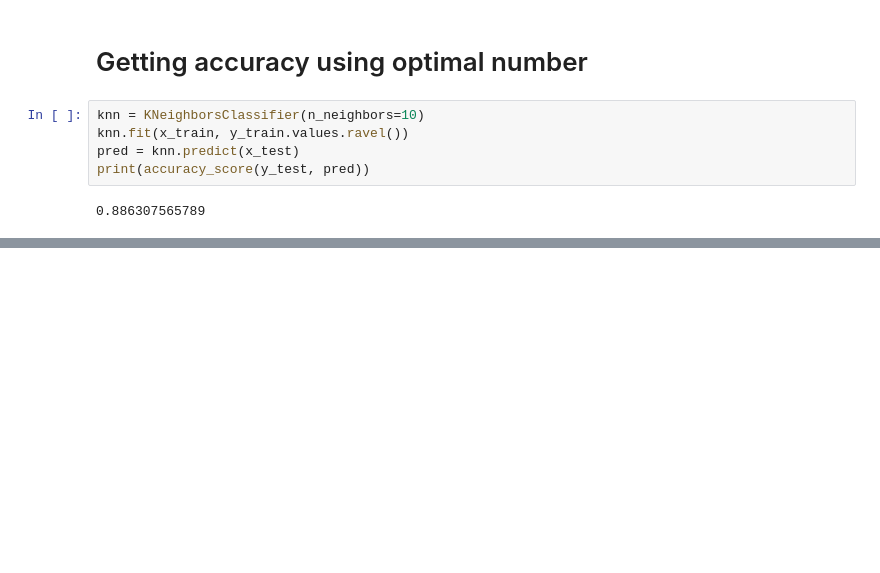
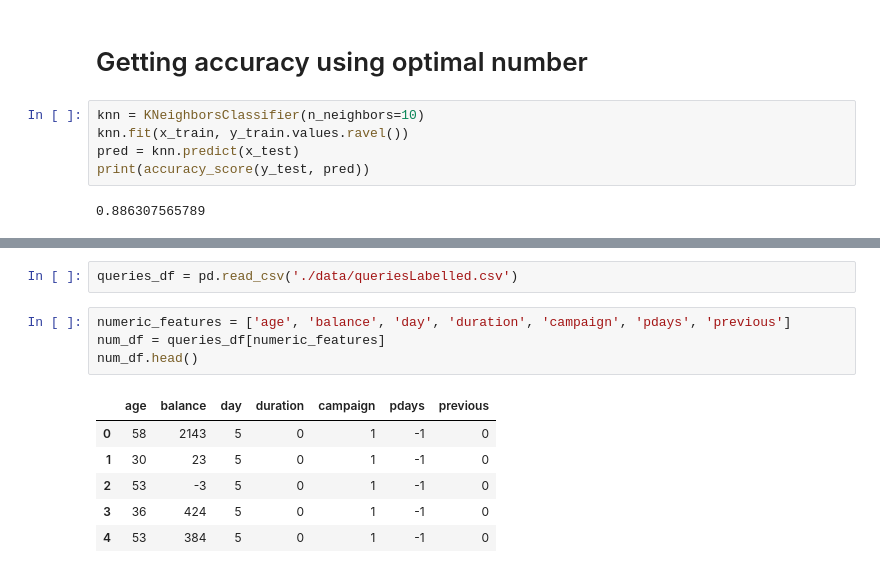
Before and after one commit to Ciaran-OBrien/Machine-Learning-Assignment-2-Classifier, a Jupyter notebook: Phase3_Feature_Selection.ipynb, the cells around one changed output, grey strips where cells are left out. Cells and saved outputs as stored; diff of their text form; blank space fills up the shorter version.

```diff
--- a/Phase3_Feature_Selection.ipynb
+++ b/Phase3_Feature_Selection.ipynb
@@ -111,0 +157,13 @@ print(accuracy_score(y_test, pred))
+# %%
+queries_df = pd.read_csv('./data/queriesLabelled.csv')
+# %%
+numeric_features = ['age', 'balance', 'day', 'duration', 'campaign', 'pdays', 'previous']
+num_df = queries_df[numeric_features]
+num_df.head()
+# %% [output]
+|  | age | balance | day | duration | campaign | pdays | previous |
+| 0 | 58 | 2143 | 5 | 0 | 1 | -1 | 0 |
+| 1 | 30 | 23 | 5 | 0 | 1 | -1 | 0 |
+| 2 | 53 | -3 | 5 | 0 | 1 | -1 | 0 |
+| 3 | 36 | 424 | 5 | 0 | 1 | -1 | 0 |
+| 4 | 53 | 384 | 5 | 0 | 1 | -1 | 0 |
```
Also changed, not shown: parts of 23 cells of this notebook, 6 other files.
